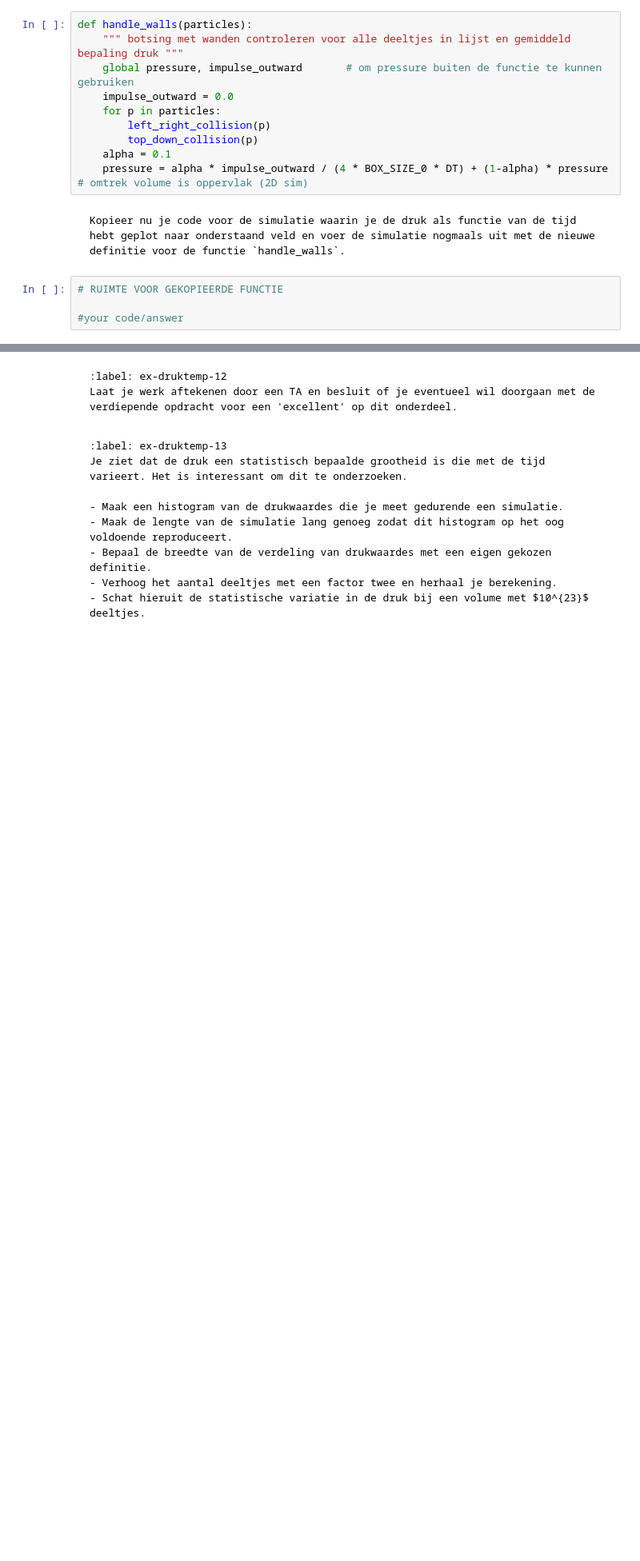
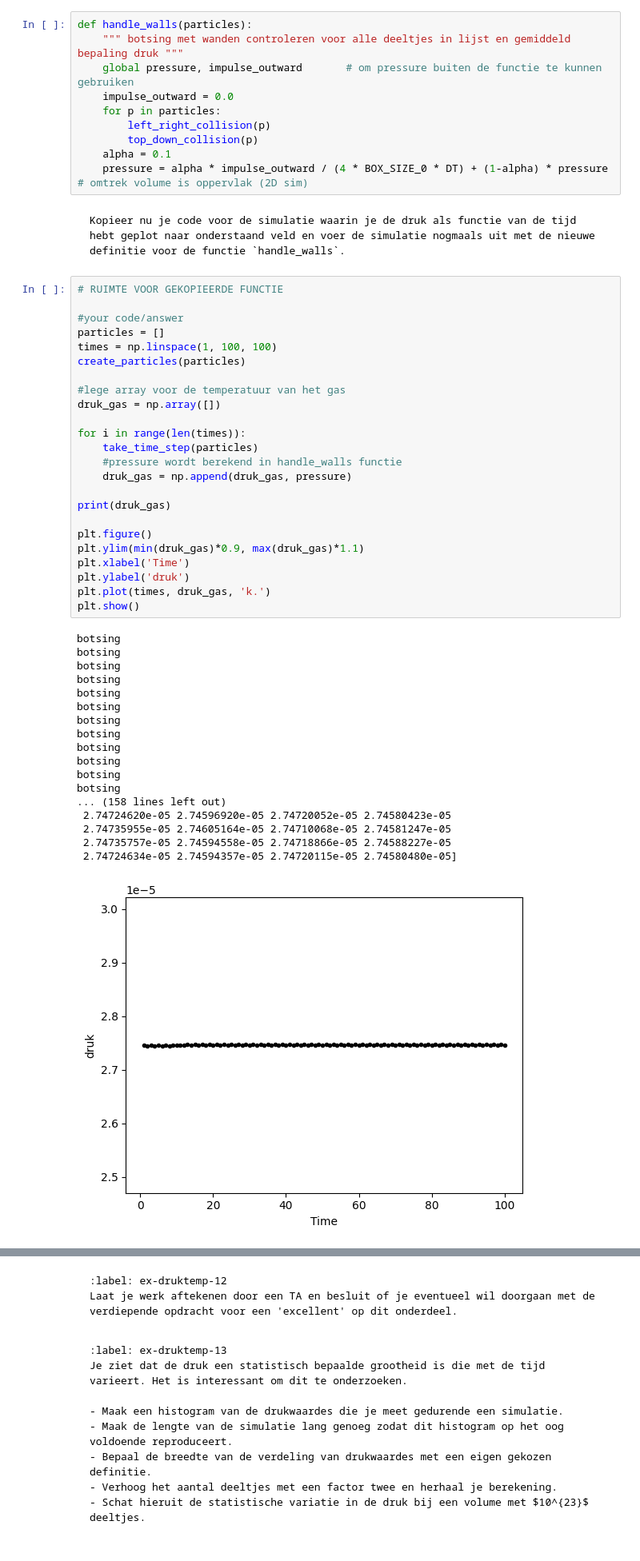
Before and after one commit to gltChboy/Thermo-groep-Bart-Ante, a Jupyter notebook: Content/PySim/5_druktemp.ipynb, the cells around one changed output, grey strips where cells are left out. Shown at 80% size. Drawn from its saved outputs; the diff is of its cells as text; blank space fills up the shorter version.

```diff
--- a/Content/PySim/5_druktemp.ipynb
+++ b/Content/PySim/5_druktemp.ipynb
@@ -433,7 +433,46 @@ Kopieer nu je code voor de simulatie waarin je de druk als functie van de tijd h
 # %%
 # RUIMTE VOOR GEKOPIEERDE FUNCTIE
 
 #your code/answer
+particles = []
+times = np.linspace(1, 100, 100)
+create_particles(particles)
+
+#lege array voor de temperatuur van het gas
+druk_gas = np.array([])
+
+for i in range(len(times)):
+    take_time_step(particles)
+    #pressure wordt berekend in handle_walls functie
+    druk_gas = np.append(druk_gas, pressure)
+
+print(druk_gas)
+
+plt.figure()
+plt.ylim(min(druk_gas)*0.9, max(druk_gas)*1.1)
+plt.xlabel('Time')
+plt.ylabel('druk')
+plt.plot(times, druk_gas, 'k.')
+plt.show()
+# %% [output]
+botsing
+botsing
+botsing
+botsing
+botsing
+botsing
+botsing
+botsing
+botsing
+botsing
+botsing
+botsing
+... (158 lines left out)
+ 2.74724620e-05 2.74596920e-05 2.74720052e-05 2.74580423e-05
+ 2.74735955e-05 2.74605164e-05 2.74710068e-05 2.74581247e-05
+ 2.74735757e-05 2.74594558e-05 2.74718866e-05 2.74588227e-05
+ 2.74724634e-05 2.74594357e-05 2.74720115e-05 2.74580480e-05]
+[figure, added]
 # %% [markdown]
 Met de middeling kan je beter zien wat de gemiddelde waarde voor de druk in dit systeem is. Als dit voor jouw simulatie lastig is kan je de factor `alpha` aanpassen in de functie 'handle_walls`, zodat je over een langere periode het gemiddelde neemt. Hou daarbij wel rekening met de eis in [bovenstaande formule](int_norm)
 
```
Also changed, not shown: parts of 4 cells of this notebook.
